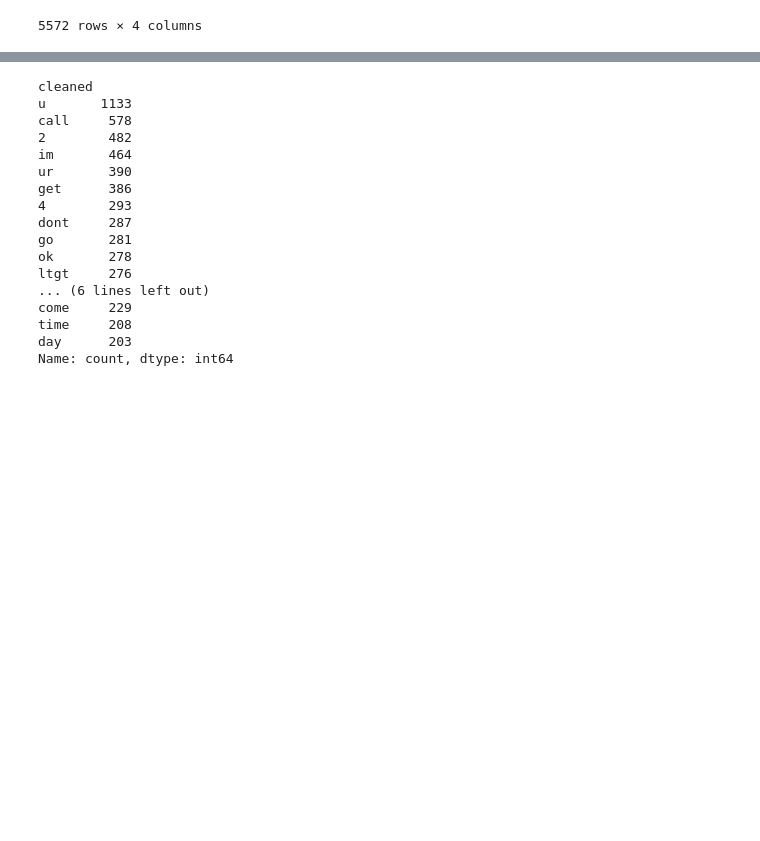
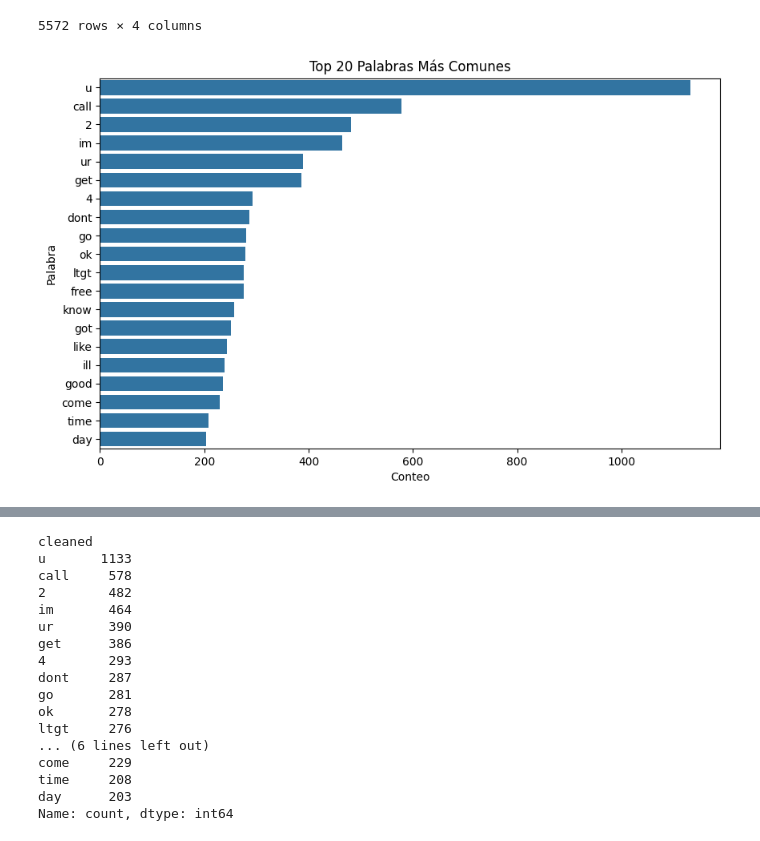
Before and after one commit to jariel17/text-mining, a Jupyter notebook: text_processing.ipynb, the cells around one changed output, grey strips where cells are left out. Cells and saved outputs as stored; diff of their text form; code cells hidden in the pictures; blank space fills up the shorter version.

Commit message:
Agrega funciones para las palabras mas comunes

```diff
--- a/text_processing.ipynb
+++ b/text_processing.ipynb
@@ -92,3 +92,7 @@ display(df)
 | 5570 | ham | The guy did some bitching but I a... | [guy, bitching, acted, like, id, ... | [guy, bitch, act, like, id, inter... |
 | 5571 | ham | Rofl. Its true to its name | [rofl, true, name] | [rofl, true, name] |
 5572 rows × 4 columns
+# %%
+funciones.common_words(df['cleaned'], 20)
+# %% [output]
+[figure, added]
```
Also changed, not shown: parts of 4 cells of this notebook, 1 other file.
